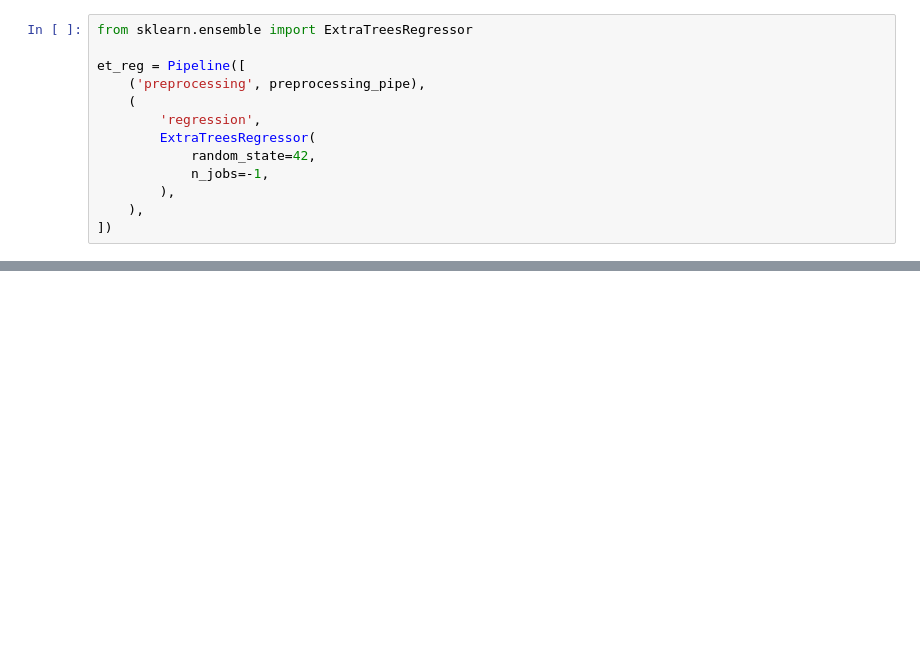
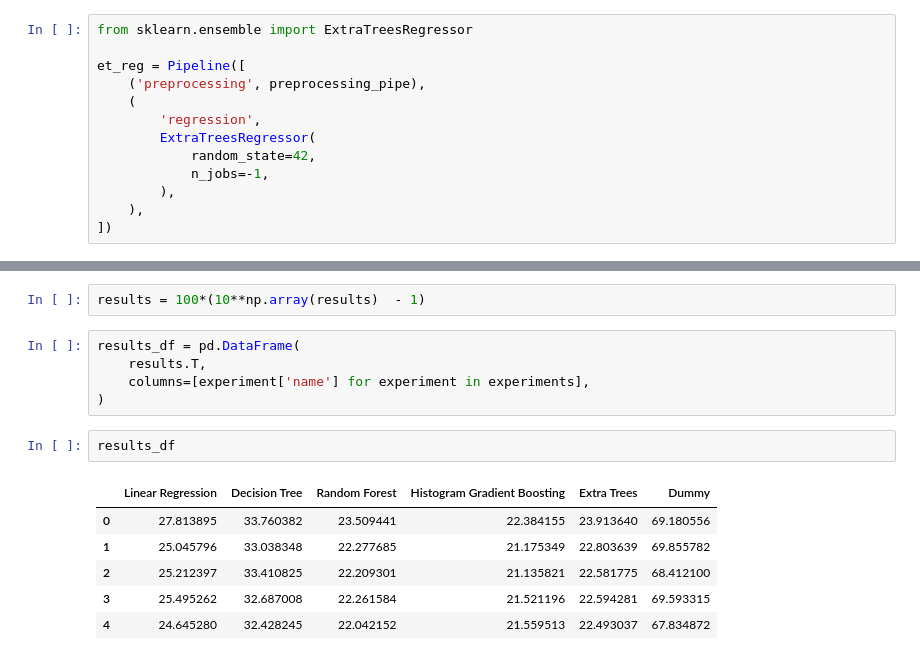
Before and after one commit to marinnagc/ml_labs_marinnagc, a Jupyter notebook: labs/answers/01_regression/task_02/notebooks/02-modeling/task_02.ipynb, the cells around one changed output, grey strips where cells are left out. Cells and saved outputs as stored; diff of their text form; blank space fills up the shorter version.

```diff
--- a/labs/answers/01_regression/task_02/notebooks/02-modeling/task_02.ipynb
+++ b/labs/answers/01_regression/task_02/notebooks/02-modeling/task_02.ipynb
@@ -367,0 +374,16 @@ plt.show()
+# %%
+results = 100*(10**np.array(results)  - 1)
+# %%
+results_df = pd.DataFrame(
+    results.T,
+    columns=[experiment['name'] for experiment in experiments],
+)
+# %%
+results_df
+# %% [output]
+|  | Linear Regression | Decision Tree | Random Forest | Histogram Gradient Boosting | Extra Trees | Dummy |
+| 0 | 27.813895 | 33.760382 | 23.509441 | 22.384155 | 23.913640 | 69.180556 |
+| 1 | 25.045796 | 33.038348 | 22.277685 | 21.175349 | 22.803639 | 69.855782 |
+| 2 | 25.212397 | 33.410825 | 22.209301 | 21.135821 | 22.581775 | 68.412100 |
+| 3 | 25.495262 | 32.687008 | 22.261584 | 21.521196 | 22.594281 | 69.593315 |
+| 4 | 24.645280 | 32.428245 | 22.042152 | 21.559513 | 22.493037 | 67.834872 |
```
Also changed, not shown: parts of 25 cells of this notebook.
